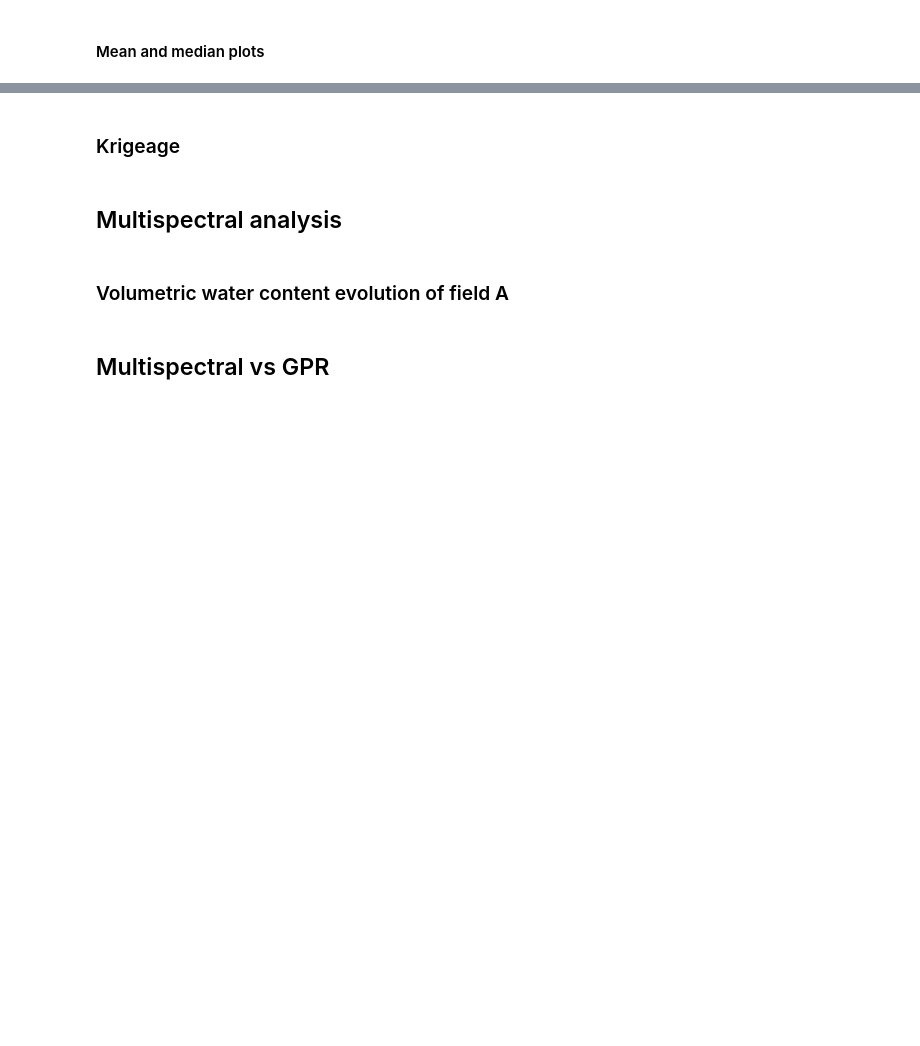
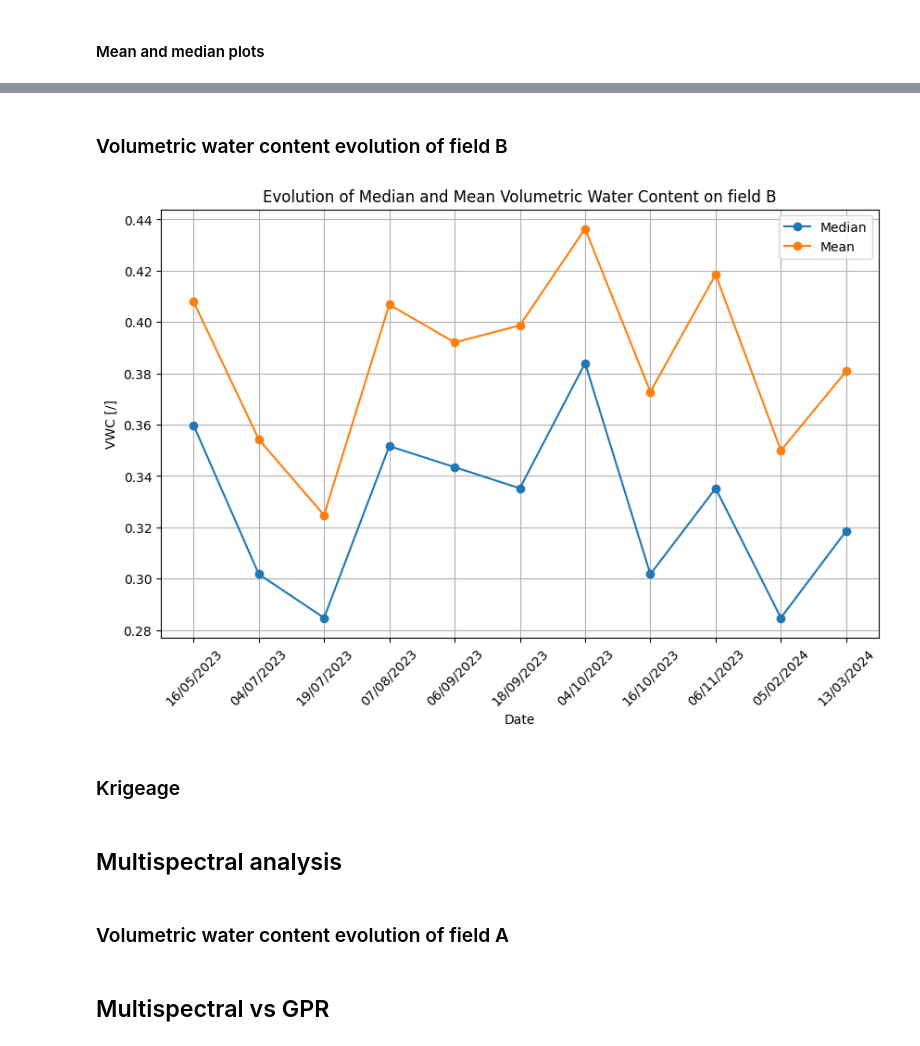
Before and after one commit to Django184/Master-Thesis, a Jupyter notebook: gpr.ipynb, the cells around one changed output, grey strips where cells are left out. Cells and saved outputs as stored; diff of their text form; code cells hidden in the pictures; blank space fills up the shorter version.

```diff
--- a/gpr.ipynb
+++ b/gpr.ipynb
@@ -64,3 +70,39 @@ plt.show()
+# %% [markdown]
+### Volumetric water content evolution of field B
+# %%
+
+
+import_data(field_b_paths)
+
+mean_GPR_data_tables = []
+for gpr_data_table in gpr_data_tables:
+    mean_GPR_data_table = gpr_data_table.iloc[:,2].mean()
+    mean_GPR_data_tables.append(mean_GPR_data_table)
+
+median_GPR_data_tables = []
+for gpr_data_table in gpr_data_tables:
+    median_GPR_data_table = gpr_data_table.iloc[:,2].median()
+    median_GPR_data_tables.append(median_GPR_data_table)
+
+dates = extract_dates(field_b_paths)
+
+plt.figure(figsize=(10, 6))
+plt.plot(dates, median_GPR_data_tables, marker='o', label='Median')
+plt.plot(dates, mean_GPR_data_tables, marker='o', label='Mean')
+plt.xlabel('Date')
+plt.ylabel('VWC [/]')
+plt.title('Evolution of Median and Mean Volumetric Water Content on field B')
+plt.xticks(dates, rotation=45)
+plt.gca().xaxis.set_major_locator(plt.MaxNLocator(12))
+plt.grid(True)
+plt.legend()
+plt.show()
+
+# Reset
+gpr_data_tables = []
+dates = []
+# %% [output]
+[figure, added]
 # %% [markdown]
 ### Krigeage
 # %% [markdown]
```
Also changed, not shown: parts of 10 cells of this notebook, 1 other file.
